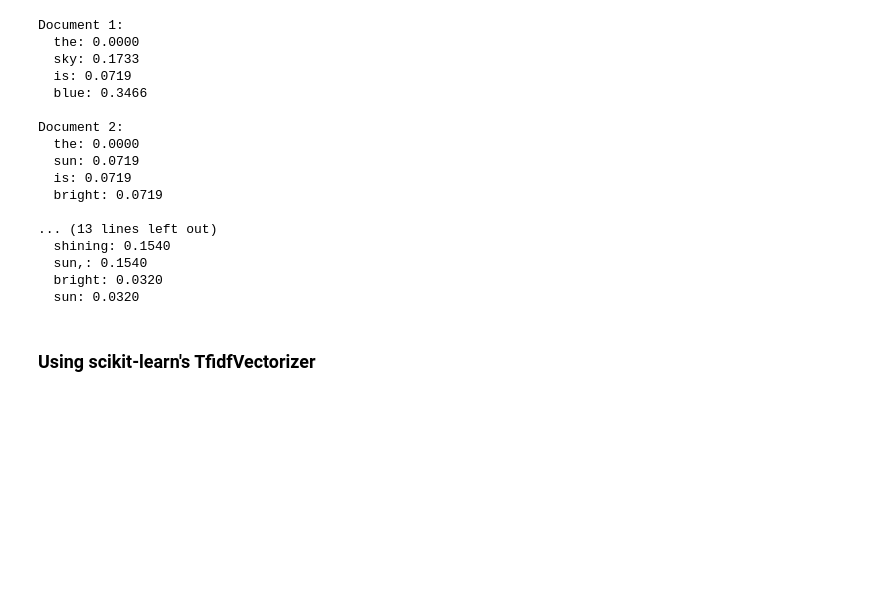
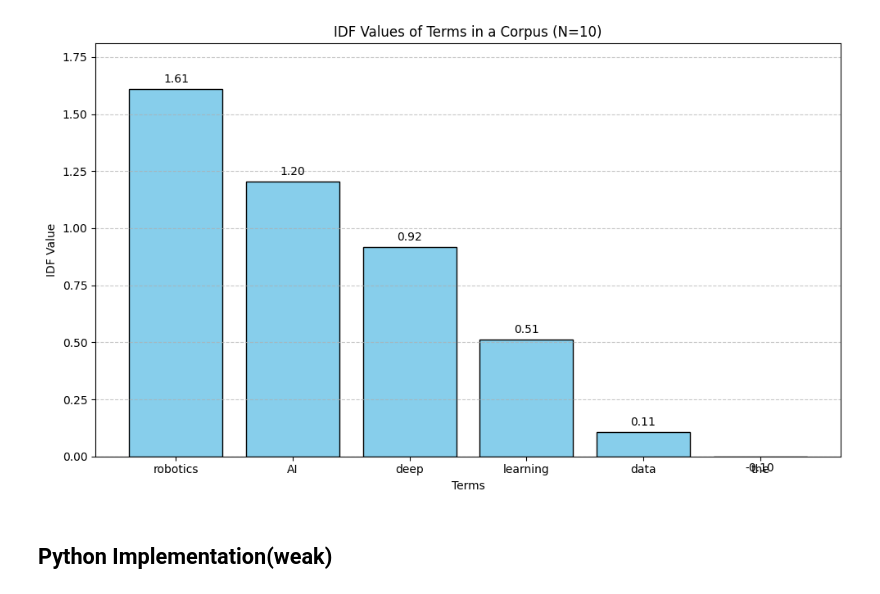
Before and after one commit to abdhmohammadi/NLP, a Jupyter notebook: Vectorization/TF-IDF.ipynb, the cells around one changed output. Saved outputs shown, nothing was run; the diff lists cells and outputs as text; code cells hidden in the pictures; blank space fills up the shorter version.

```diff
--- a/Vectorization/TF-IDF.ipynb
+++ b/Vectorization/TF-IDF.ipynb
@@ -55 +106,35 @@ documents = [
+# %%
+# import necessary libraries after code execution state reset
+import matplotlib.pyplot as plt
+import numpy as np
+import math
+
+# Sample document frequencies (df_t) for terms in a corpus of N documents
+N = 10  # Total documents in corpus
+df_values = np.array([1, 2, 3, 5, 8, 10])  # Number of documents each word appears in
+terms = ['robotics', 'AI', 'deep', 'learning', 'data', 'the']
+
+# Compute IDF for each term
+idf_values = [math.log(N / (1 + df)) for df in df_values]
+
+# Plotting
+plt.figure(figsize=(10, 6))
+bars = plt.bar(terms, idf_values, color='skyblue', edgecolor='black')
+plt.title('IDF Values of Terms in a Corpus (N=10)')
+plt.xlabel('Terms')
+plt.ylabel('IDF Value')
+plt.ylim(0, max(idf_values) + 0.2)
+
+# Annotate bars with values
+for bar, idf in zip(bars, idf_values):
+    yval = bar.get_height()
+    plt.text(bar.get_x() + bar.get_width()/2, yval + 0.02, f"{idf:.2f}", ha='center', va='bottom')
+
+plt.grid(axis='y', linestyle='--', alpha=0.7)
+plt.tight_layout()
+plt.show()
+# %% [output]
+[figure, added]
+# %% [markdown]
+## Python Implementation(weak)
 # %%
@@ -94,33 +183,3 @@ def compute_tfidf(docs):
         tfidf.append(doc_tfidf)
 
     return tfidf
-# %%
-# Compute TF-IDF using our implementation
-tfidf_results = compute_tfidf(documents)
-
-# Display results
-for i, doc in enumerate(tfidf_results):
-    print(f"Document {i+1}:")
-    for word, score in doc.items():
-        print(f"  {word}: {score:.4f}")
-    print()
-# %% [output]
-Document 1:
-  the: 0.0000
-  sky: 0.1733
-  is: 0.0719
-  blue: 0.3466
-
-Document 2:
-  the: 0.0000
-  sun: 0.0719
-  is: 0.0719
-  bright: 0.0719
-
-... (13 lines left out)
-  shining: 0.1540
-  sun,: 0.1540
-  bright: 0.0320
-  sun: 0.0320
-# %% [markdown]
-### Using scikit-learn's TfidfVectorizer
```
Also changed, not shown: parts of 18 cells of this notebook, 2 other files.
